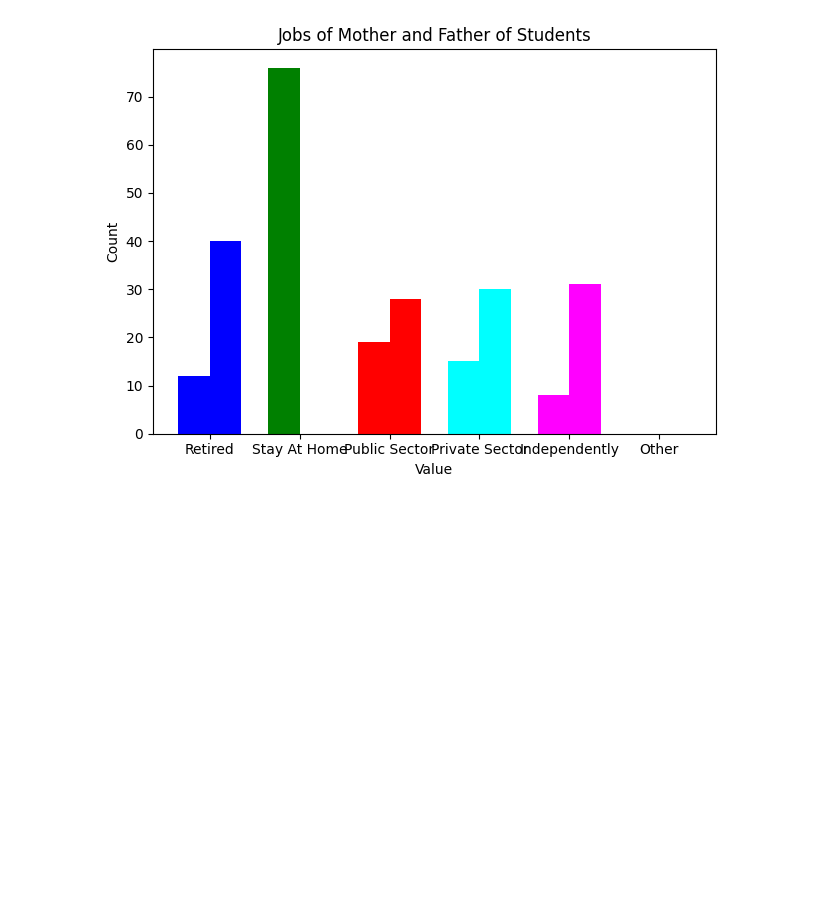
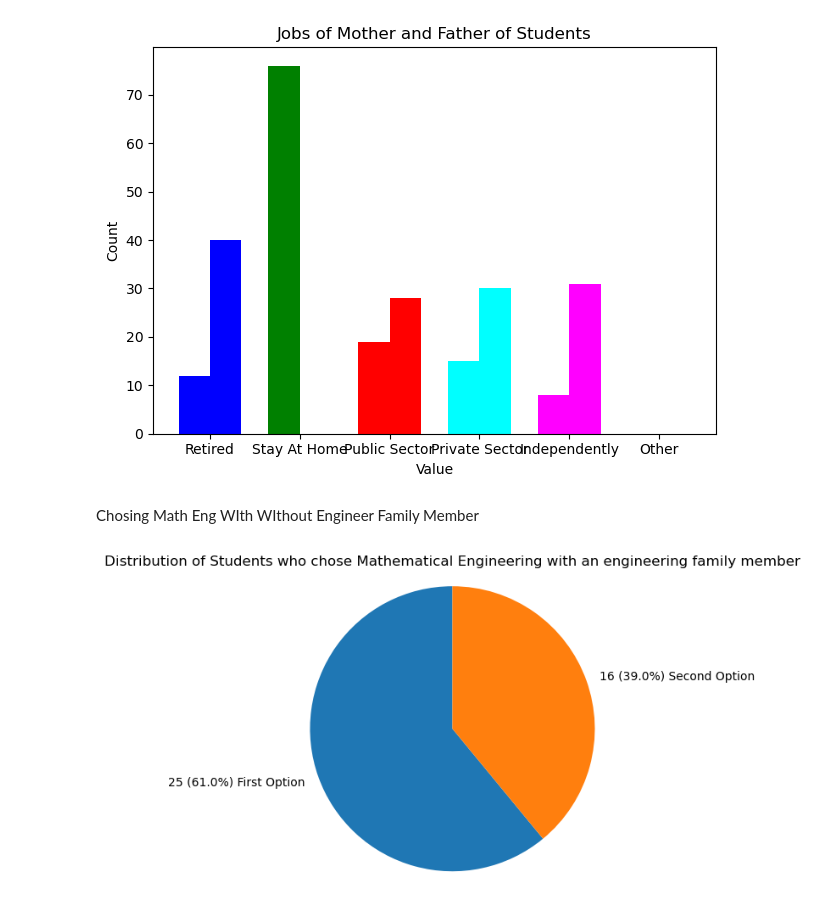
Before and after one commit to cRotinda/MathEnginerringResearch, a Jupyter notebook: matproje.ipynb, the cells around one changed output. Saved outputs shown, nothing was run; the diff lists cells and outputs as text; code cells hidden in the pictures; blank space fills up the shorter version.

```diff
--- a/matproje.ipynb
+++ b/matproje.ipynb
@@ -496,26 +523,0 @@ plt.show()
-# %%
-
-df = pd.read_excel(r'c:\Users\watth\Downloads\matsiklar (1).xlsx')
-response_mapping = {
-    'a': 'Career Opportunities',
-    'b': 'Advice from Department',
-    'c': 'Personal Interest and Passion',
-    'd': 'Strong Academic Curriculum',
-    'e': 'Other Reasons'
-}
-
-filtered_data = df[df['Daha iyi bir puan alsaydiniz yine de Matematik Mühendislihi Bölümünü secer miydiniz?'] == 'b']
-
-response_counts = filtered_data[
-    "Bolum secerken, matematik muhendisligini diger bolumlere gore on plana cikaran en onemli faktor nedir?"
-].apply(lambda x: [response_mapping[response] for response in x.split(',') if response_mapping.get(response)])
-
-mapped_responses = [response for sublist in response_counts for response in sublist]
-
-response_counts = pd.Series(mapped_responses).value_counts()
-
-# Plot the pie chart
-plt.pie(response_counts, labels=response_counts.index, autopct='%1.1f%%', startangle=140)
-plt.title("Factors that Makes Mathematical Engineering is the First Option")
-plt.axis('equal')  # Equal aspect ratio ensures that pie is drawn as a circle
-plt.show()
@@ -554,3 +562,17 @@ plt.tight_layout()
 plt.show()
 # %% [output]
 [figure]
+# %% [markdown]
+Chosing Math Eng WIth WIthout Engineer Family Member
+# %%
+filtered_data = df[df['Aile uyelerinizden hicbiri muhendislik alanında egitim aliyor mu?'] == 'a']
+df['Daha iyi bir puan alsaydiniz yine de Matematik Mühendislihi Bölümünü secer miydiniz?'] = df['Daha iyi bir puan alsaydiniz yine de Matematik Mühendislihi Bölümünü secer miydiniz?'].replace({'a': 'Second Option', 'b': 'First Option'})
+counts = filtered_data['Daha iyi bir puan alsaydiniz yine de Matematik Mühendislihi Bölümünü secer miydiniz?'].value_counts()
+
+# Plot the pie chart
+plt.pie(counts, labels=['{} ({:.1f}%) {}'.format(count, count/sum(counts)*100, label) for count, label in zip(counts, counts.index)], startangle=90)
+plt.title('Distribution of Students who chose Mathematical Engineering with an engineering family member')
+plt.axis('equal')  # Equal aspect ratio ensures that pie is drawn as a circle.
+plt.show()
+# %% [output]
+[figure, added]
```
Also changed, not shown: parts of 26 cells of this notebook.
